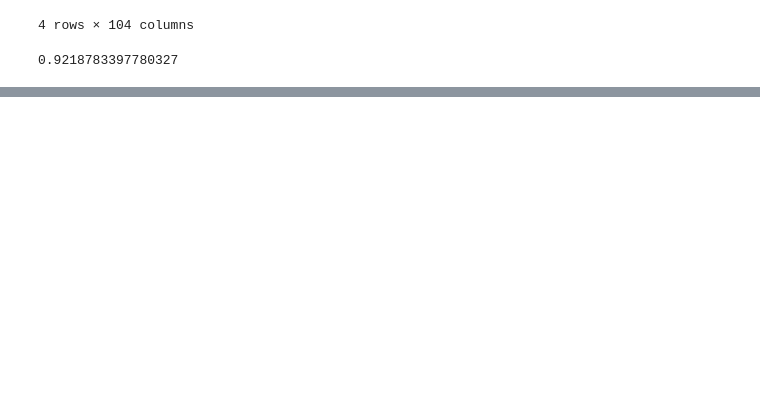
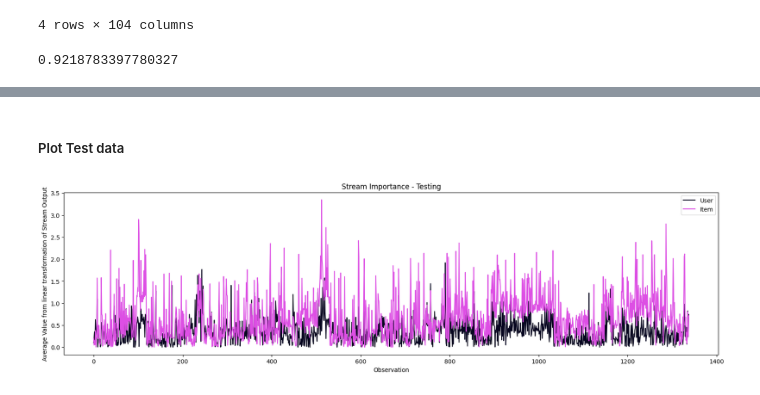
Before and after one commit to zaai-ai/large-language-models, a Jupyter notebook: FinalMLP/FinalMLP.ipynb, the cells around one changed output, grey strips where cells are left out. Cells and saved outputs as stored; diff of their text form; code cells hidden in the pictures; blank space fills up the shorter version.

```diff
--- a/FinalMLP/FinalMLP.ipynb
+++ b/FinalMLP/FinalMLP.ipynb
@@ -339,0 +354,12 @@ ndcg_score(true_relevance, y_relevance)
+# %% [markdown]
+##### Plot Test data
+# %%
+plt.plot(x[770:2170], label='User', color='#070620')
+plt.plot(y[770:2170], label='Item', color='#dd4fe4')
+plt.legend()
+plt.title('Stream Importance - Testing')
+plt.xlabel('Observation')
+plt.ylabel('Average Value from linear transformation of Stream Output')
+plt.show()
+# %% [output]
+[figure, added]
```
Also changed, not shown: parts of 9 cells of this notebook, 1 other file.
